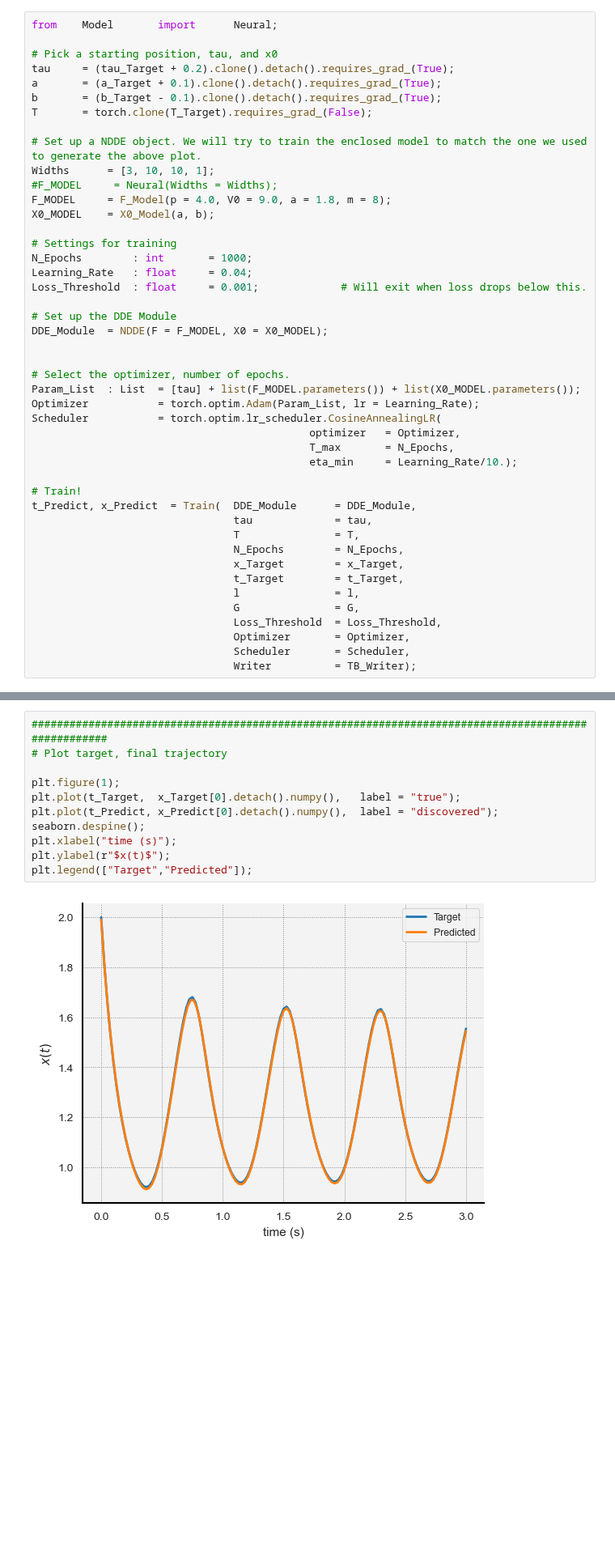
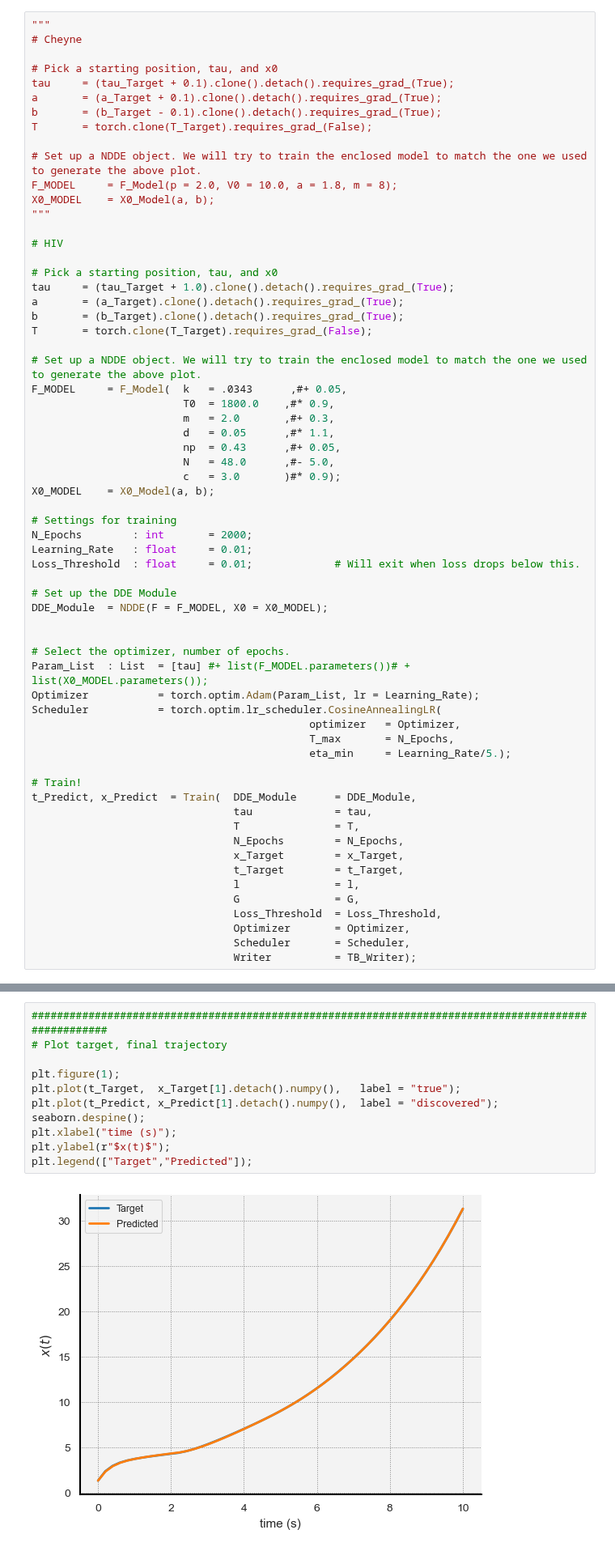
Before and after one commit to punkduckable/NDDE, a Jupyter notebook: NDDE.ipynb, the cells around one changed output, grey strips where cells are left out. Shown at 81% size. Saved outputs shown, nothing was run; the diff lists cells and outputs as text; blank space fills up the shorter version.

```diff
--- a/NDDE.ipynb
+++ b/NDDE.ipynb
@@ -100,36 +121,54 @@ plt.title("Target trajectory");
 # %% [markdown]
 ### Train the model
 # %%
-from    Model       import      Neural;
+"""
+# Cheyne
 
 # Pick a starting position, tau, and x0
-tau     = (tau_Target + 0.2).clone().detach().requires_grad_(True);
+tau     = (tau_Target + 0.1).clone().detach().requires_grad_(True);
 a       = (a_Target + 0.1).clone().detach().requires_grad_(True);
 b       = (b_Target - 0.1).clone().detach().requires_grad_(True);
 T       = torch.clone(T_Target).requires_grad_(False);
 
 # Set up a NDDE object. We will try to train the enclosed model to match the one we used to generate the above plot.
-Widths      = [3, 10, 10, 1];
-#F_MODEL     = Neural(Widths = Widths);
-F_MODEL     = F_Model(p = 4.0, V0 = 9.0, a = 1.8, m = 8);
+F_MODEL     = F_Model(p = 2.0, V0 = 10.0, a = 1.8, m = 8);
+X0_MODEL    = X0_Model(a, b);
+"""
+
+# HIV
+
+# Pick a starting position, tau, and x0
+tau     = (tau_Target + 1.0).clone().detach().requires_grad_(True);
+a       = (a_Target).clone().detach().requires_grad_(True);
+b       = (b_Target).clone().detach().requires_grad_(True);
+T       = torch.clone(T_Target).requires_grad_(False);
+
+# Set up a NDDE object. We will try to train the enclosed model to match the one we used to generate the above plot.
+F_MODEL     = F_Model(  k   = .0343      ,#+ 0.05,
+                        T0  = 1800.0    ,#* 0.9,
+                        m   = 2.0       ,#+ 0.3,
+                        d   = 0.05      ,#* 1.1,
+                        np  = 0.43      ,#+ 0.05,
+                        N   = 48.0      ,#- 5.0,
+                        c   = 3.0       )#* 0.9);
 X0_MODEL    = X0_Model(a, b);
 
 # Settings for training
-N_Epochs        : int       = 1000;
-Learning_Rate   : float     = 0.04;
-Loss_Threshold  : float     = 0.001;             # Will exit when loss drops below this.
+N_Epochs        : int       = 2000;
+Learning_Rate   : float     = 0.01;
+Loss_Threshold  : float     = 0.01;             # Will exit when loss drops below this.
 
 # Set up the DDE Module
 DDE_Module  = NDDE(F = F_MODEL, X0 = X0_MODEL);
 
 
 # Select the optimizer, number of epochs.
-Param_List  : List  = [tau] + list(F_MODEL.parameters()) + list(X0_MODEL.parameters());
+Param_List  : List  = [tau] #+ list(F_MODEL.parameters())# + list(X0_MODEL.parameters());
 Optimizer           = torch.optim.Adam(Param_List, lr = Learning_Rate);
 Scheduler           = torch.optim.lr_scheduler.CosineAnnealingLR(
                                             optimizer   = Optimizer,
                                             T_max       = N_Epochs,
-                                            eta_min     = Learning_Rate/10.);
+                                            eta_min     = Learning_Rate/5.);
 
 # Train!
 t_Predict, x_Predict  = Train(  DDE_Module      = DDE_Module,
@@ -167,16 +205,16 @@ converged after 117 epochs
 # %%
 ####################################################################################################
 # Plot target, final trajectory
 
 plt.figure(1);
-plt.plot(t_Target,  x_Target[0].detach().numpy(),   label = "true");
-plt.plot(t_Predict, x_Predict[0].detach().numpy(),  label = "discovered");
+plt.plot(t_Target,  x_Target[1].detach().numpy(),   label = "true");
+plt.plot(t_Predict, x_Predict[1].detach().numpy(),  label = "discovered");
 seaborn.despine();
 plt.xlabel("time (s)");
 plt.ylabel(r"$x(t)$");
 plt.legend(["Target","Predicted"]);
 # %% [output]
-[figure, old version]
+[figure, new version]
 # %% [markdown]
 ### Plot the loss as a function of $\tau$
 # %%
```
Also changed, not shown: parts of 4 cells of this notebook, 1 other file.
